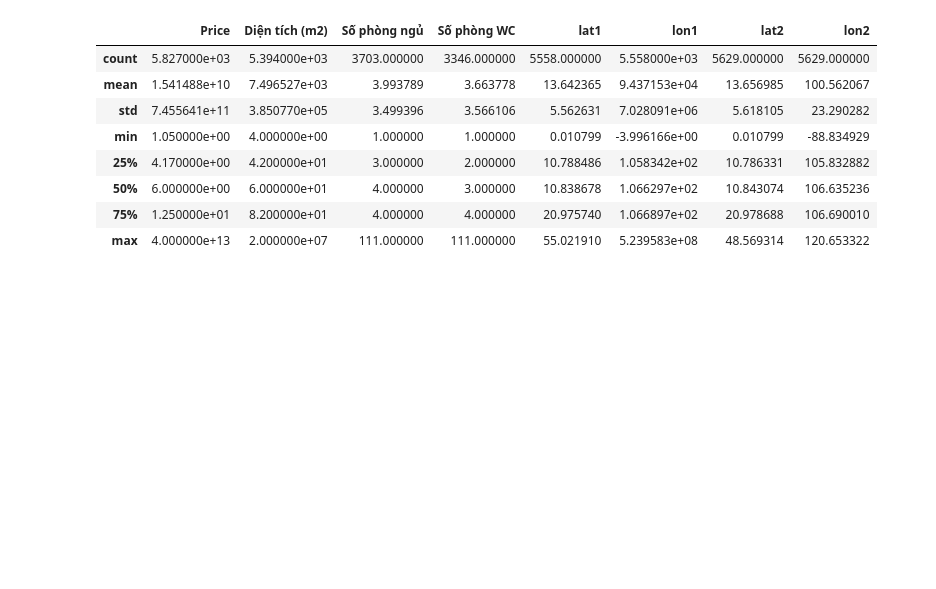
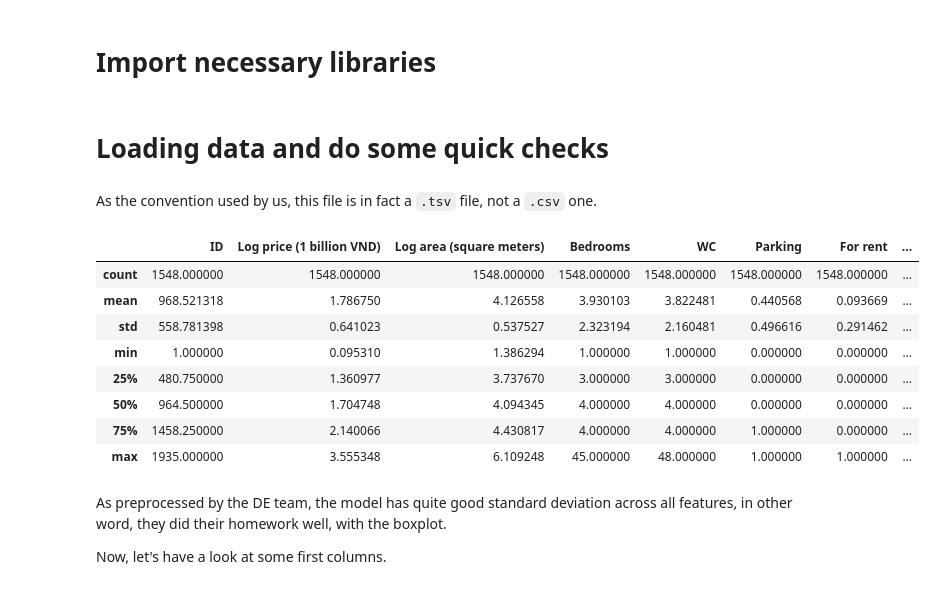
Before and after one commit to tandao0909/intro-to-ds-project, a Jupyter notebook: train/train.ipynb, the cells around one changed output. Saved outputs shown, nothing was run; the diff lists cells and outputs as text; code cells hidden in the pictures; blank space fills up the shorter version.

```diff
--- a/train/train.ipynb
+++ b/train/train.ipynb
@@ -3,0 +1,2 @@ import matplotlib.pyplot as plt
+# %% [markdown]
+# Import necessary libraries
@@ -4,13 +12,17 @@ import matplotlib.pyplot as plt
+# %% [markdown]
+# Loading data and do some quick checks
+# %% [markdown]
+As the convention used by us, this file is in fact a `.tsv` file, not a `.csv` one.
 # %%
-data = pd.read_csv('../EDA_FE/data/housing_final.csv', sep='\t')
+data = pd.read_csv('~/Downloads/train_set.csv', sep='\t')
 data.describe()
 # %% [output]
-|  | Price | Diện tích (m2) | Số phòng ngủ | Số phòng WC | lat1 | lon1 | lat2 | lon2 |
-| count | 5.827000e+03 | 5.394000e+03 | 3703.000000 | 3346.000000 | 5558.000000 | 5.558000e+03 | 5629.000000 | 5629.000000 |
-| mean | 1.541488e+10 | 7.496527e+03 | 3.993789 | 3.663778 | 13.642365 | 9.437153e+04 | 13.656985 | 100.562067 |
-| std | 7.455641e+11 | 3.850770e+05 | 3.499396 | 3.566106 | 5.562631 | 7.028091e+06 | 5.618105 | 23.290282 |
-| min | 1.050000e+00 | 4.000000e+00 | 1.000000 | 1.000000 | 0.010799 | -3.996166e+00 | 0.010799 | -88.834929 |
-| 25% | 4.170000e+00 | 4.200000e+01 | 3.000000 | 2.000000 | 10.788486 | 1.058342e+02 | 10.786331 | 105.832882 |
-| 50% | 6.000000e+00 | 6.000000e+01 | 4.000000 | 3.000000 | 10.838678 | 1.066297e+02 | 10.843074 | 106.635236 |
-| 75% | 1.250000e+01 | 8.200000e+01 | 4.000000 | 4.000000 | 20.975740 | 1.066897e+02 | 20.978688 | 106.690010 |
-| max | 4.000000e+13 | 2.000000e+07 | 111.000000 | 111.000000 | 55.021910 | 5.239583e+08 | 48.569314 | 120.653322 |
+|  | ID | Log price (1 billion VND) | Log area (square meters) | Bedrooms | WC | Parking | For rent | ... |
+| count | 1548.000000 | 1548.000000 | 1548.000000 | 1548.000000 | 1548.000000 | 1548.000000 | 1548.000000 | ... |
+| mean | 968.521318 | 1.786750 | 4.126558 | 3.930103 | 3.822481 | 0.440568 | 0.093669 | ... |
+| std | 558.781398 | 0.641023 | 0.537527 | 2.323194 | 2.160481 | 0.496616 | 0.291462 | ... |
+| min | 1.000000 | 0.095310 | 1.386294 | 1.000000 | 1.000000 | 0.000000 | 0.000000 | ... |
+| 25% | 480.750000 | 1.360977 | 3.737670 | 3.000000 | 3.000000 | 0.000000 | 0.000000 | ... |
+| 50% | 964.500000 | 1.704748 | 4.094345 | 4.000000 | 4.000000 | 0.000000 | 0.000000 | ... |
+| 75% | 1458.250000 | 2.140066 | 4.430817 | 4.000000 | 4.000000 | 1.000000 | 0.000000 | ... |
+| max | 1935.000000 | 3.555348 | 6.109248 | 45.000000 | 48.000000 | 1.000000 | 1.000000 | ... |
@@ -17,3 +31,7 @@ data.describe()
+# %% [markdown]
+As preprocessed by the DE team, the model has quite good standard deviation across all features, in other word, they did their homework well, with the boxplot.
+
+Now, let's have a look at some first columns.
 # %%
 data.head()
 # %% [output]
```
Also changed, not shown: parts of 22 cells of this notebook, 2 other files.
